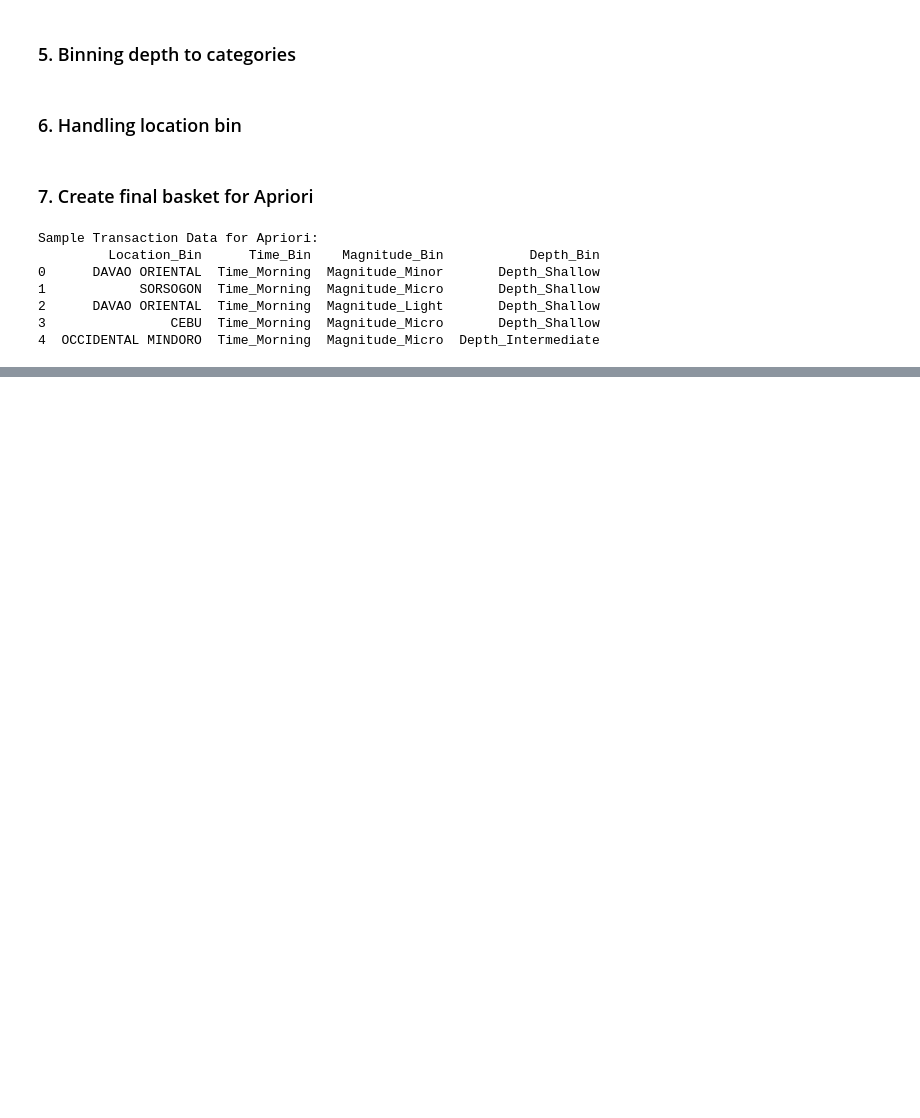
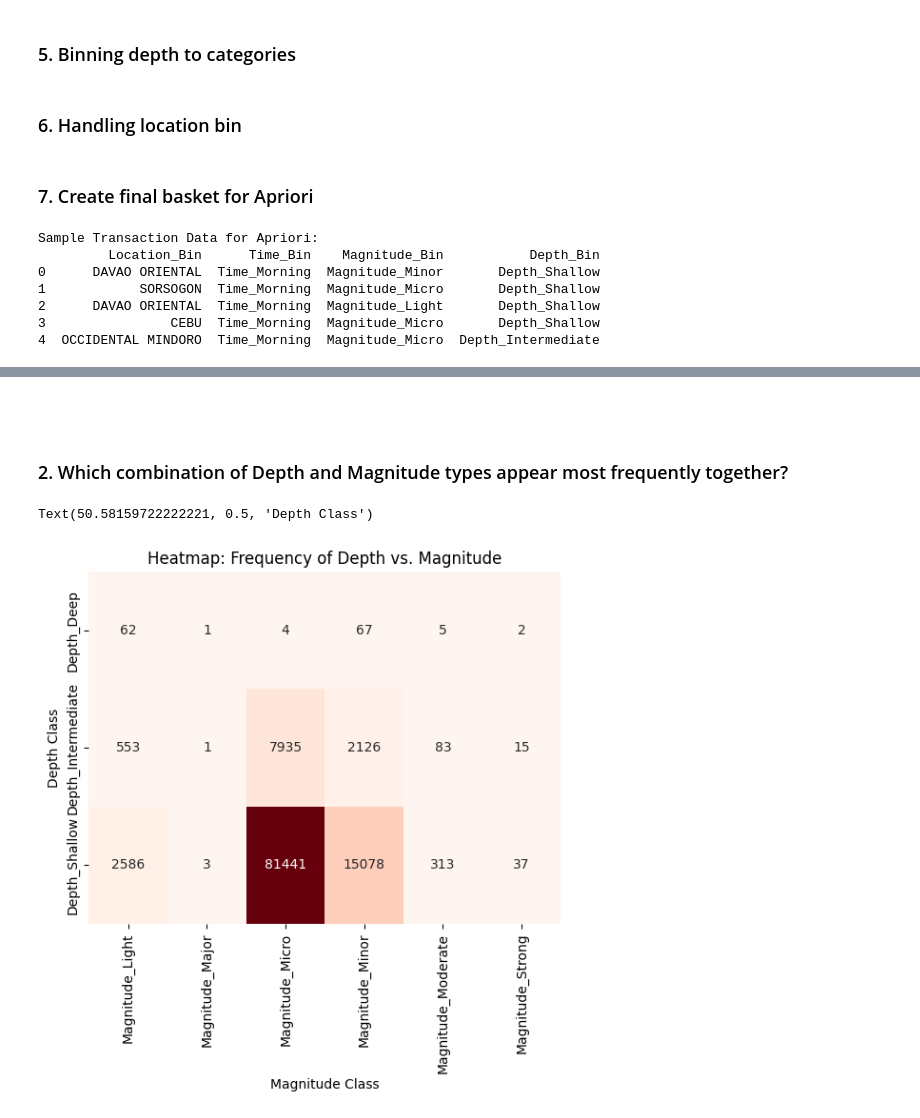
Before and after one commit to jhnabuel/CSC172-AssociationMining-Abuel, a Jupyter notebook: notebooks/ph_earthquake.ipynb, the cells around one changed output, grey strips where cells are left out. Cells and saved outputs as stored; diff of their text form; code cells hidden in the pictures; blank space fills up the shorter version.

```diff
--- a/notebooks/ph_earthquake.ipynb
+++ b/notebooks/ph_earthquake.ipynb
@@ -178,0 +200,15 @@ Sample Transaction Data for Apriori:
+# %% [markdown]
+##
+# %% [markdown]
+### 2. Which combination of Depth and Magnitude types appear most frequently together?
+# %%
+# Create a cross-tabulation (Count of overlaps)
+ct_depth_mag = pd.crosstab(earthquake_df['Depth_Bin'], earthquake_df['Magnitude_Bin'])
+# Plot Heatmap
+sns.heatmap(ct_depth_mag, annot=True, fmt='d', cmap='Reds', cbar=False)
+plt.title('Heatmap: Frequency of Depth vs. Magnitude')
+plt.xlabel('Magnitude Class')
+plt.ylabel('Depth Class')
+# %% [output]
+Text(50.58159722222221, 0.5, 'Depth Class')
+[figure, added]
```
Also changed, not shown: parts of 14 cells of this notebook, 3 other files.
